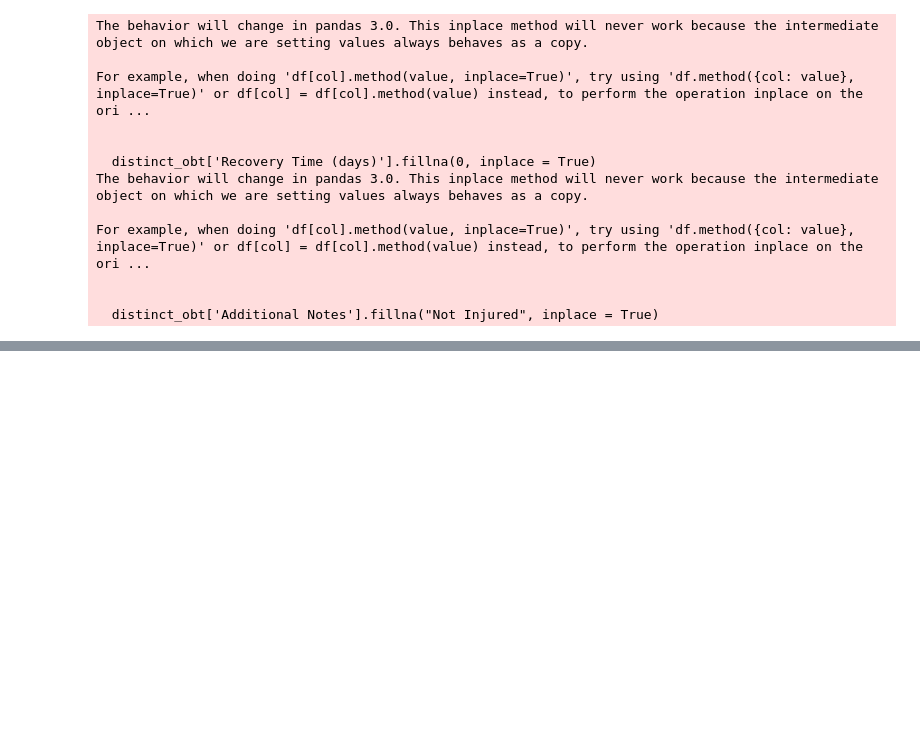
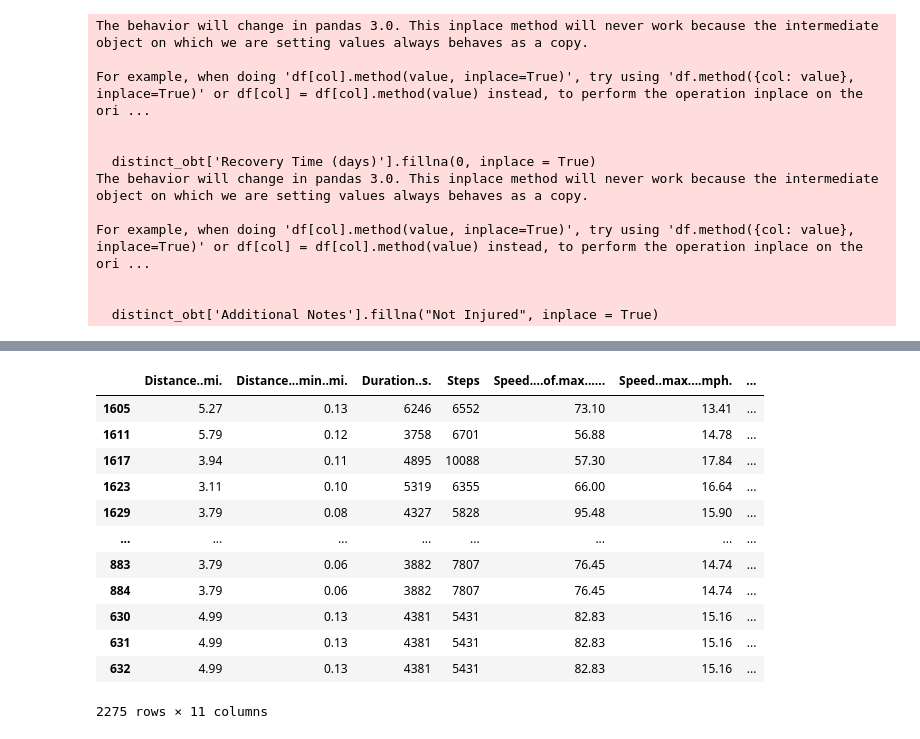
Before and after one commit to sskashya/Stat_padding-DataScience-Competition, a Jupyter notebook: ds_comp_eda.ipynb, the cells around one changed output, grey strips where cells are left out. Drawn from its saved outputs; the diff is of its cells as text; code cells hidden in the pictures; blank space fills up the shorter version.

```diff
--- a/ds_comp_eda.ipynb
+++ b/ds_comp_eda.ipynb
@@ -215,3 +216,9 @@ For example, when doing 'df[col].method(value, inplace=True)', try using 'df.met
 
 
   distinct_obt['Additional Notes'].fillna("Not Injured", inplace = True)
+# %%
+distinct_obt.loc[distinct_obt['Injury Type'] == "Not Injured", 'Severity'] = distinct_obt.loc[distinct_obt['Injury Type'] == "Not Injured", 'Severity'].fillna("Grade 0")
+distinct_obt.loc[distinct_obt['Injury Type'] == "Not Injured", 'Side'] = distinct_obt.loc[distinct_obt['Injury Type'] == "Not Injured", 'Side'].fillna("No Injury")
+# %%
+clean_obt = distinct_obt.dropna()
+clean_obt.head()
@@ -217,0 +233,3 @@ For example, when doing 'df[col].method(value, inplace=True)', try using 'df.met
+# %%
+clean_sorted_obt = clean_obt.sort_values(['Player.ID', 'Session ID', 'Date Recorded', 'Session.ID', 'Session_Date', 'Injury Date'])
+clean_sorted_obt.head()
@@ -217,0 +244,3 @@ For example, when doing 'df[col].method(value, inplace=True)', try using 'df.met
+# %%
+clean_sorted_obt['Injury_status'] = 1
+clean_sorted_obt['Injury_status'] = clean_sorted_obt['Injury_status'].where(clean_sorted_obt['Injury Type'] == 'Not Injured', 0)
@@ -217,0 +264,19 @@ For example, when doing 'df[col].method(value, inplace=True)', try using 'df.met
+# %%
+clean_sorted_obt[['Distance..mi.', 'Distance...min..mi.',
+       'Duration..s.', 'Steps', 'Speed....of.max......', 'Speed..max....mph.',
+       'Speed..?ò...mph.', 'Time..s.', 'Accumulated.Acceleration.Load',
+       'Anaerobic.Activity..distance...mi.', 'Jump.Load..J.']]
+# %% [output]
+|  | Distance..mi. | Distance...min..mi. | Duration..s. | Steps | Speed....of.max...... | Speed..max....mph. | ... |
+| 1605 | 5.27 | 0.13 | 6246 | 6552 | 73.10 | 13.41 | ... |
+| 1611 | 5.79 | 0.12 | 3758 | 6701 | 56.88 | 14.78 | ... |
+| 1617 | 3.94 | 0.11 | 4895 | 10088 | 57.30 | 17.84 | ... |
+| 1623 | 3.11 | 0.10 | 5319 | 6355 | 66.00 | 16.64 | ... |
+| 1629 | 3.79 | 0.08 | 4327 | 5828 | 95.48 | 15.90 | ... |
+| ... | ... | ... | ... | ... | ... | ... | ... |
+| 883 | 3.79 | 0.06 | 3882 | 7807 | 76.45 | 14.74 | ... |
+| 884 | 3.79 | 0.06 | 3882 | 7807 | 76.45 | 14.74 | ... |
+| 630 | 4.99 | 0.13 | 4381 | 5431 | 82.83 | 15.16 | ... |
+| 631 | 4.99 | 0.13 | 4381 | 5431 | 82.83 | 15.16 | ... |
+| 632 | 4.99 | 0.13 | 4381 | 5431 | 82.83 | 15.16 | ... |
+2275 rows × 11 columns
```
Also changed, not shown: parts of 7 cells of this notebook.
